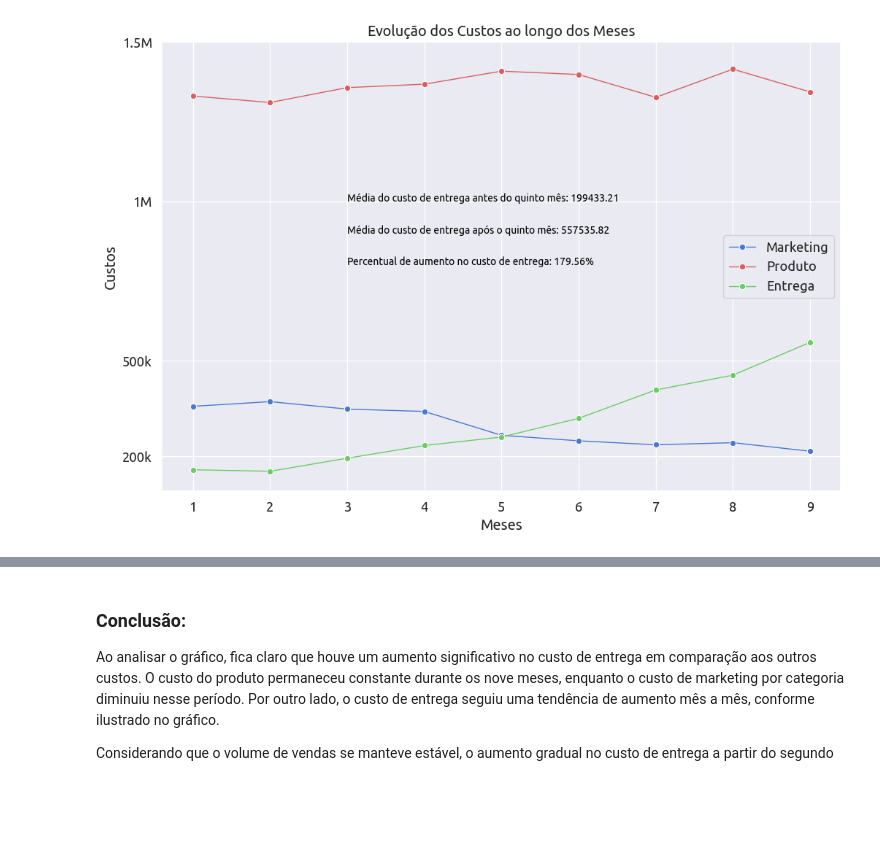
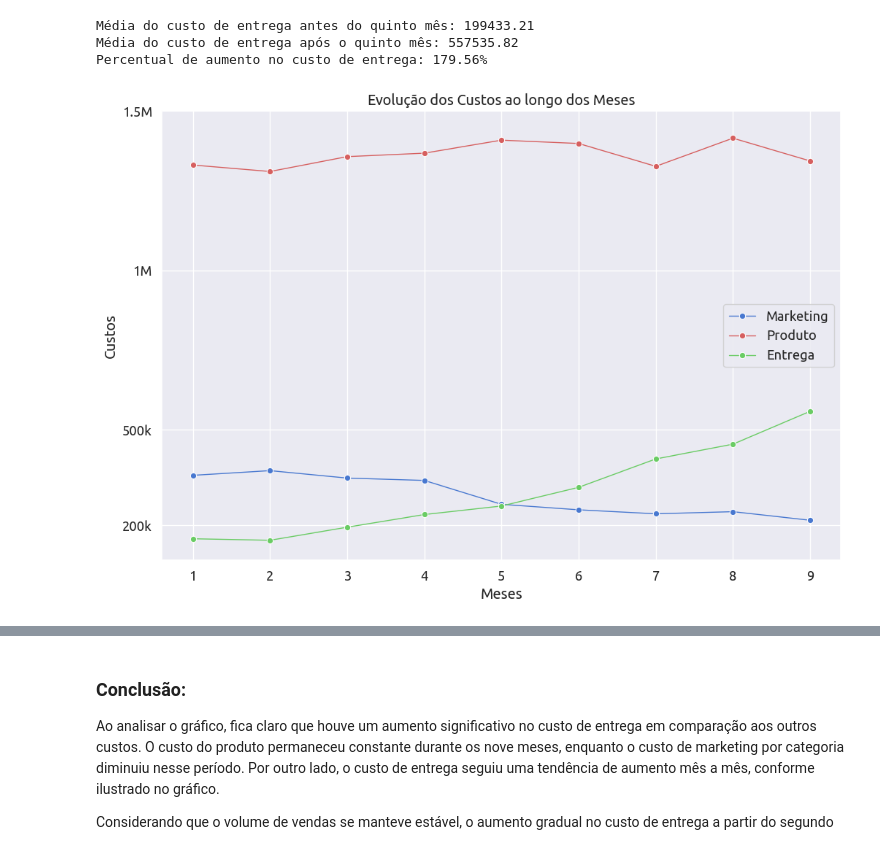
Before and after one commit to edusong79/case_XVendas, a Jupyter notebook: analise_exploratória.ipynb, the cells around one changed output, grey strips where cells are left out. Saved outputs shown, nothing was run; the diff lists cells and outputs as text; code cells hidden in the pictures; blank space fills up the shorter version.

```diff
--- a/analise_exploratória.ipynb
+++ b/analise_exploratória.ipynb
@@ -70,39 +72,42 @@ dtype: int64
 # %%
 #Análise da progressão do custo ao decorrer do tempo
 
 dados_antes = df_case[df_case['Mês'] <= 5]
 dados_depois = df_case[df_case['Mês'] >= 9]
 
 # Calculando a média do custo de entrega antes e depois do quinto mês
 media_antes = dados_antes['Custo Entrega'].mean().round(2)
 media_depois = dados_depois['Custo Entrega'].mean().round(2)
 
 # Calculando o percentual de aumento
 percentual_aumento = ((media_depois - media_antes) / media_antes) * 100
 percentual_aumento = percentual_aumento.round(2)
 sns.set_theme(style='dark', palette='muted', font='ubuntu', font_scale=1.2)
 
-
-plt.figure(figsize=(12, 8))
-sns.lineplot(x='Mês', y='Custo Marketing', data=df_case, errorbar=None, marker='o', label='Marketing', linewidth=1)
-sns.lineplot(x='Mês', y='Custo dos Produtos', data=df_case, errorbar=None, marker='o', color='r', label='Produto', linewidth=1)
-sns.lineplot(x='Mês', y='Custo Entrega', data=df_case, errorbar=None, marker='o', color='g', label='Entrega', linewidth=1)
-plt.title('Evolução dos Custos ao longo dos Meses')
-plt.xlabel('Meses')
-plt.ylabel('Custos')
-
-plt.yticks([200000, 500000, 1000000, 1500000], ['200k', '500k', '1M', '1.5M'])
+print (f'Média do custo de entrega antes do quinto mês: {media_antes}')
+print (f'Média do custo de entrega após o quinto mês: {media_depois}')
+print (f'Percentual de aumento no custo de entrega: {percentual_aumento}%')
 
 
+def lineplot_custos(data):
 
-plt.text(3, 1000000, f'Média do custo de entrega antes do quinto mês: {media_antes}', fontsize=10, color='black')
-plt.text(3, 900000, f'Média do custo de entrega após o quinto mês: {media_depois}', fontsize=10, color='black')
-plt.text(3, 800000, f'Percentual de aumento no custo de entrega: {percentual_aumento}%', fontsize=10, color='black')
+    plt.figure(figsize=(12, 8))
+    sns.lineplot(x='Mês', y='Custo Marketing', data=df_case, errorbar=None, marker='o', label='Marketing', linewidth=1)
+    sns.lineplot(x='Mês', y='Custo dos Produtos', data=df_case, errorbar=None, marker='o', color='r', label='Produto', linewidth=1)
+    sns.lineplot(x='Mês', y='Custo Entrega', data=df_case, errorbar=None, marker='o', color='g', label='Entrega', linewidth=1)
+    plt.title('Evolução dos Custos ao longo dos Meses')
+    plt.xlabel('Meses')
+    plt.ylabel('Custos')
 
-# Adicionando uma linha vertical para indicar o fim do quinto mês
-#plt.axvline(x=5, color='red', linestyle='--', label='Fim do Quinto Mês')
+    plt.yticks([200000, 500000, 1000000, 1500000], ['200k', '500k', '1M', '1.5M'])
 
-plt.grid(True)
-plt.show()
+    plt.grid(True)
+    plt.show()
+
+
+lineplot_custos(df_case)
 # %% [output]
+Média do custo de entrega antes do quinto mês: 199433.21
+Média do custo de entrega após o quinto mês: 557535.82
+Percentual de aumento no custo de entrega: 179.56%
-[figure, old version]
+[figure, new version]
```
Also changed, not shown: parts of 8 cells of this notebook.
